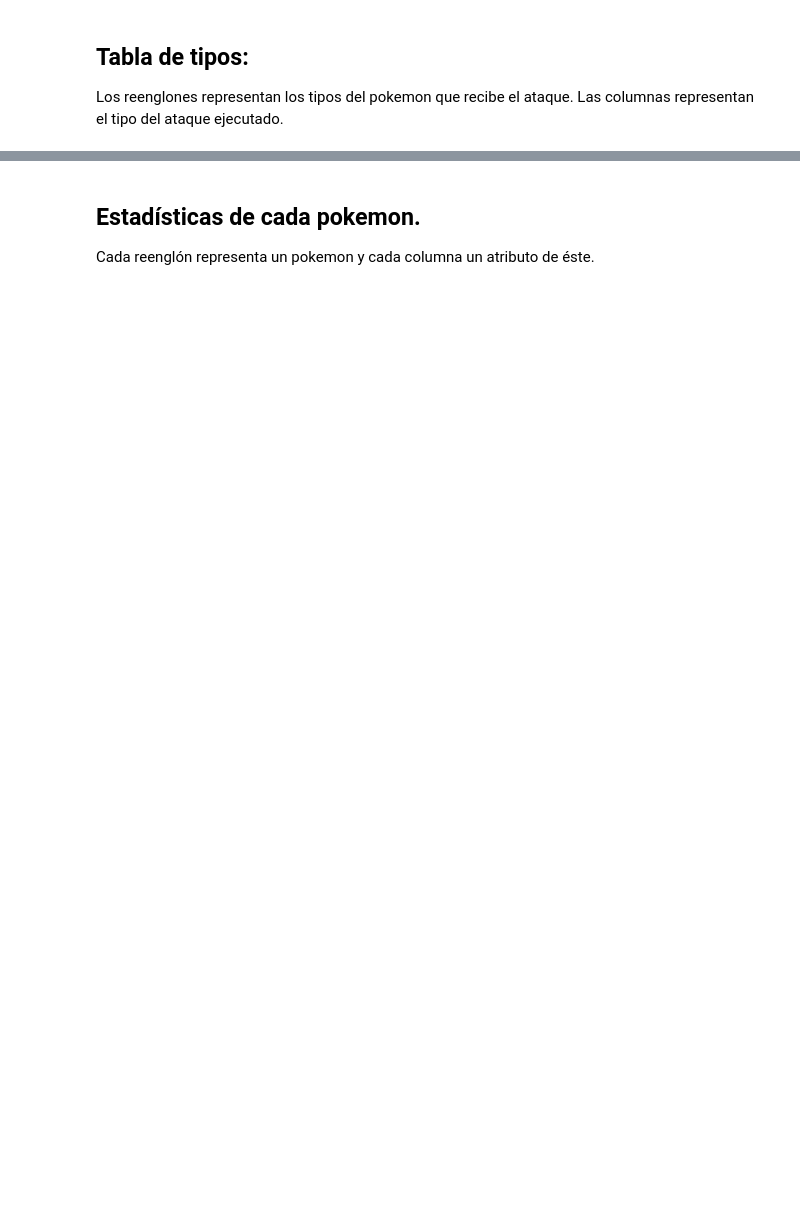
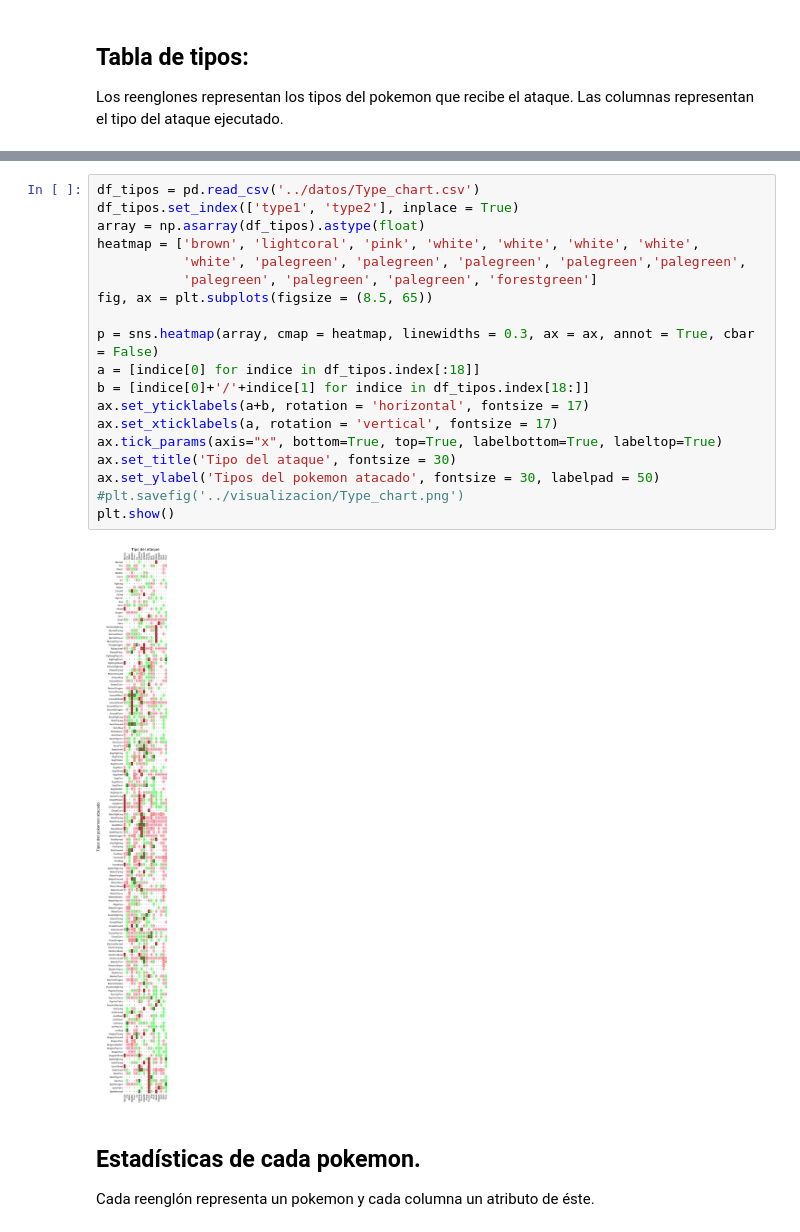
Before and after one commit to OscarAlvaradoM/Pokemon, a Jupyter notebook: src/Pokemon_visualizacion.ipynb, the cells around one changed output, grey strips where cells are left out. Saved outputs shown, nothing was run; the diff lists cells and outputs as text; blank space fills up the shorter version.

```diff
--- a/src/Pokemon_visualizacion.ipynb
+++ b/src/Pokemon_visualizacion.ipynb
@@ -23,3 +58,24 @@ df_tipos.head()
+# %%
+df_tipos = pd.read_csv('../datos/Type_chart.csv')
+df_tipos.set_index(['type1', 'type2'], inplace = True)
+array = np.asarray(df_tipos).astype(float)
+heatmap = ['brown', 'lightcoral', 'pink', 'white', 'white', 'white', 'white',
+           'white', 'palegreen', 'palegreen', 'palegreen', 'palegreen','palegreen',
+           'palegreen', 'palegreen', 'palegreen', 'forestgreen']
+fig, ax = plt.subplots(figsize = (8.5, 65))
+
+p = sns.heatmap(array, cmap = heatmap, linewidths = 0.3, ax = ax, annot = True, cbar = False)
+a = [indice[0] for indice in df_tipos.index[:18]]
+b = [indice[0]+'/'+indice[1] for indice in df_tipos.index[18:]]
+ax.set_yticklabels(a+b, rotation = 'horizontal', fontsize = 17)
+ax.set_xticklabels(a, rotation = 'vertical', fontsize = 17)
+ax.tick_params(axis="x", bottom=True, top=True, labelbottom=True, labeltop=True)
+ax.set_title('Tipo del ataque', fontsize = 30)
+ax.set_ylabel('Tipos del pokemon atacado', fontsize = 30, labelpad = 50)
+#plt.savefig('../visualizacion/Type_chart.png')
+plt.show()
+# %% [output]
+[figure, added]
 # %% [markdown]
 ## Estadísticas de cada pokemon.
 Cada reenglón representa un pokemon y cada columna un atributo de éste.
```
Also changed, not shown: parts of 20 cells of this notebook.
